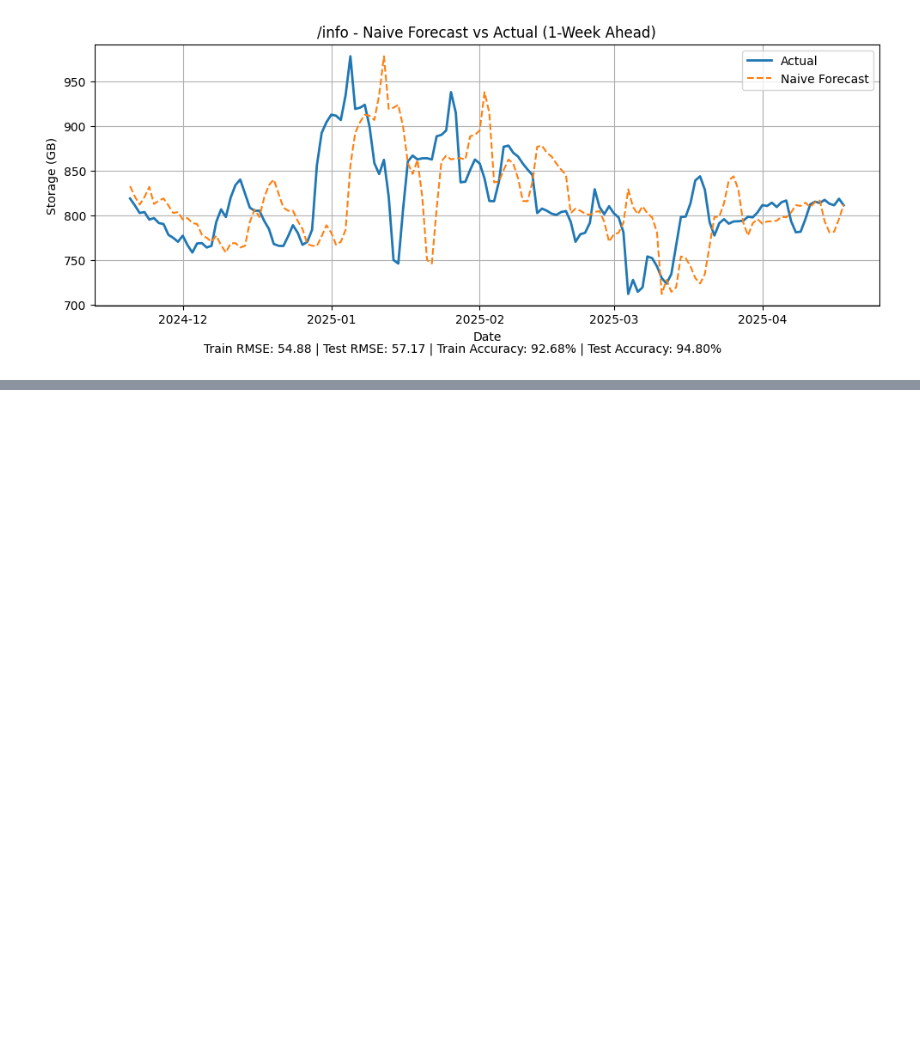
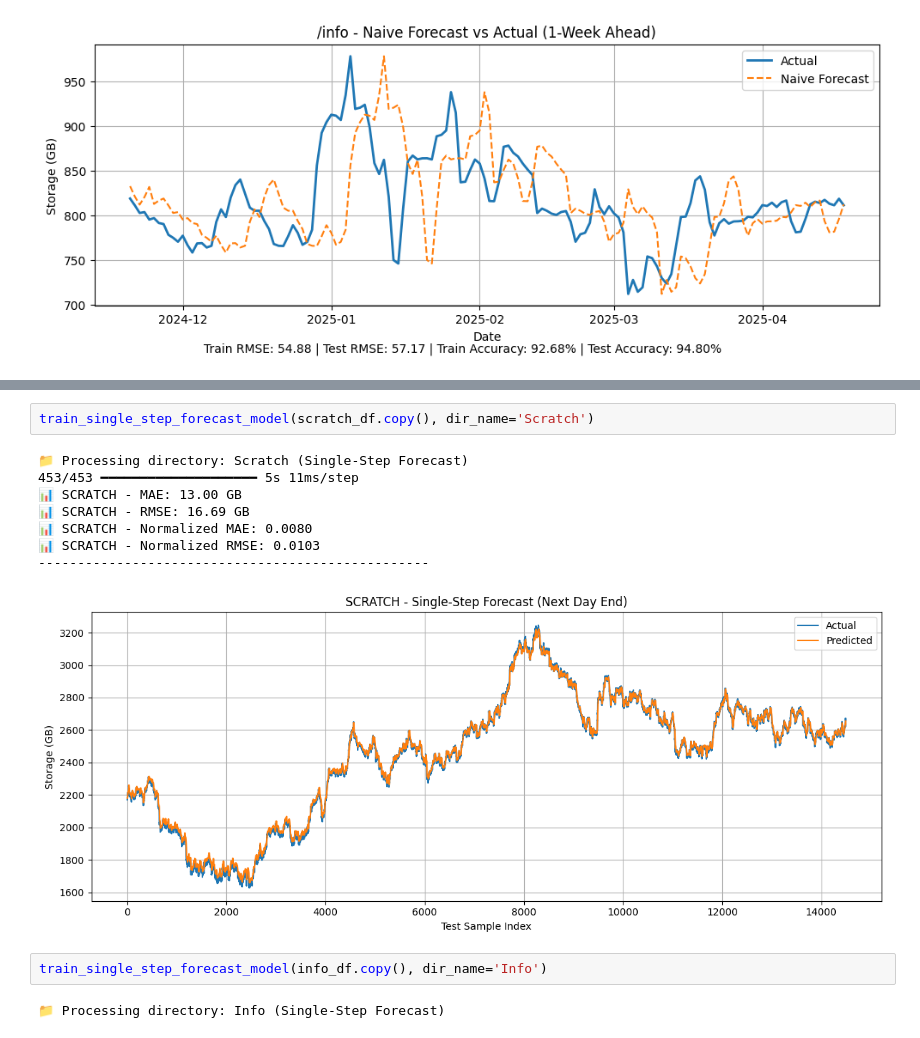
Before and after one commit to VarshithPawarHR/HPE-StoragePrediction, a Jupyter notebook: Collab/Varshith_Final/Week_month_3months.ipynb, the cells around one changed output, grey strips where cells are left out. Saved outputs shown, nothing was run; the diff lists cells and outputs as text; blank space fills up the shorter version.

```diff
--- a/Collab/Varshith_Final/Week_month_3months.ipynb
+++ b/Collab/Varshith_Final/Week_month_3months.ipynb
@@ -392,0 +504,15 @@ Processing directory: /info
+# %%
+train_single_step_forecast_model(scratch_df.copy(), dir_name='Scratch')
+# %% [output]
+📁 Processing directory: Scratch (Single-Step Forecast)
+453/453 ━━━━━━━━━━━━━━━━━━━━ 5s 11ms/step
+📊 SCRATCH - MAE: 13.00 GB
+📊 SCRATCH - RMSE: 16.69 GB
+📊 SCRATCH - Normalized MAE: 0.0080
+📊 SCRATCH - Normalized RMSE: 0.0103
+--------------------------------------------------
+[figure, added]
+# %%
+train_single_step_forecast_model(info_df.copy(), dir_name='Info')
+# %% [output]
+📁 Processing directory: Info (Single-Step Forecast)
```
Also changed, not shown: parts of 6 cells of this notebook, 4 other files.
